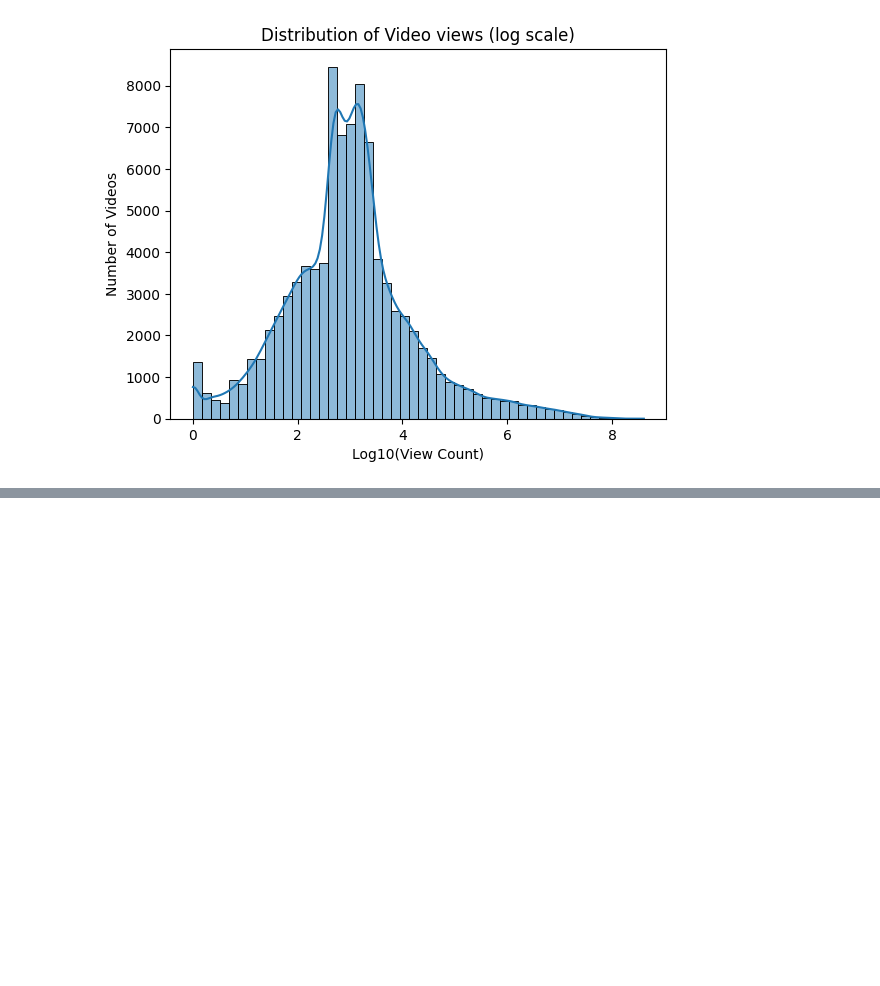
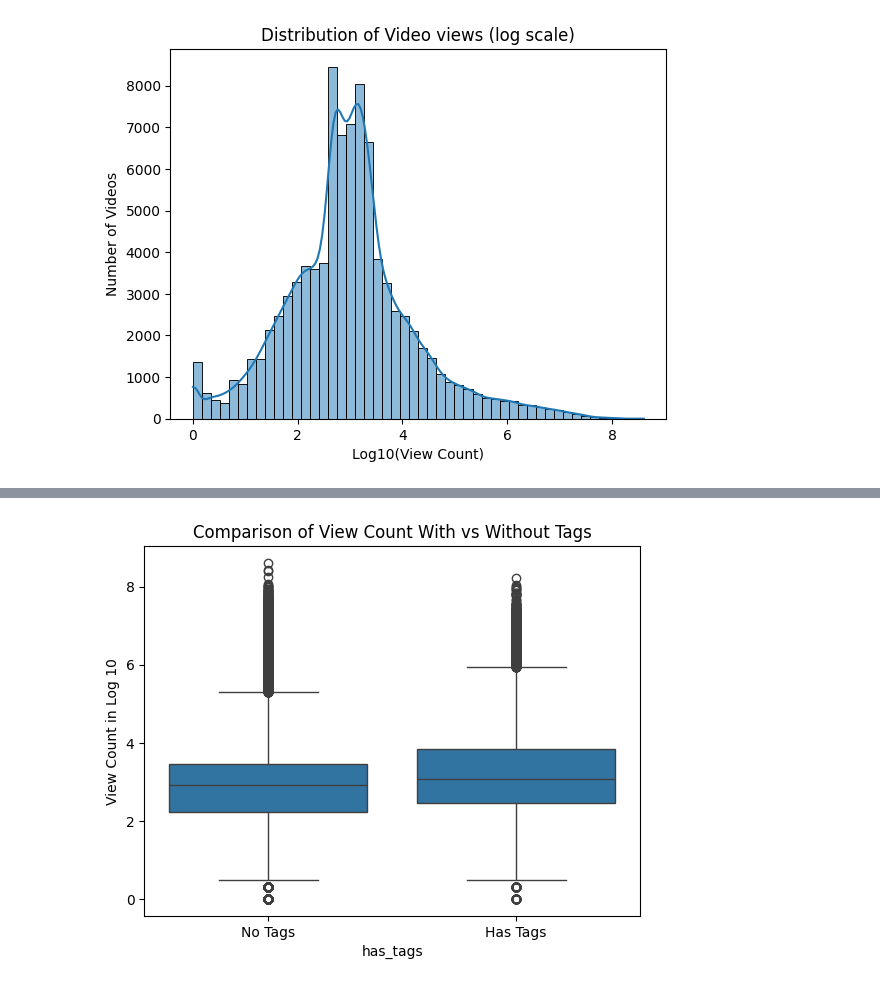
Before and after one commit to wertyg775/datathon_2025, a Jupyter notebook: exploration.ipynb, the cells around one changed output, grey strips where cells are left out. Drawn from its saved outputs; the diff is of its cells as text; code cells hidden in the pictures; blank space fills up the shorter version.

```diff
--- a/exploration.ipynb
+++ b/exploration.ipynb
@@ -24,0 +64,10 @@ plt.show()
+# %%
+df.groupby('has_tags')['log_views'].describe()
+
+sns.boxplot(data=df, x= 'has_tags', y= 'log_views')
+plt.xticks([0, 1], ['No Tags', 'Has Tags'])
+plt.ylabel("View Count in Log 10")
+plt.title("Comparison of View Count With vs Without Tags")
+plt.show()
+# %% [output]
+[figure, added]
```
Also changed, not shown: parts of 4 cells of this notebook.
